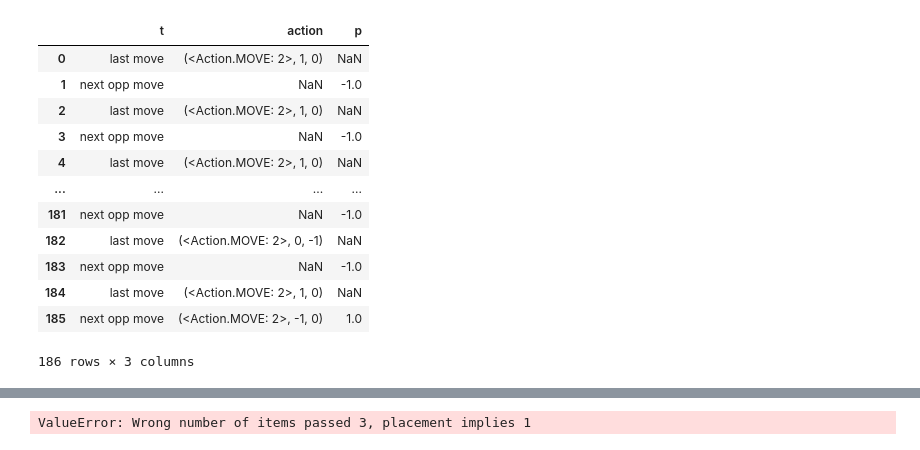
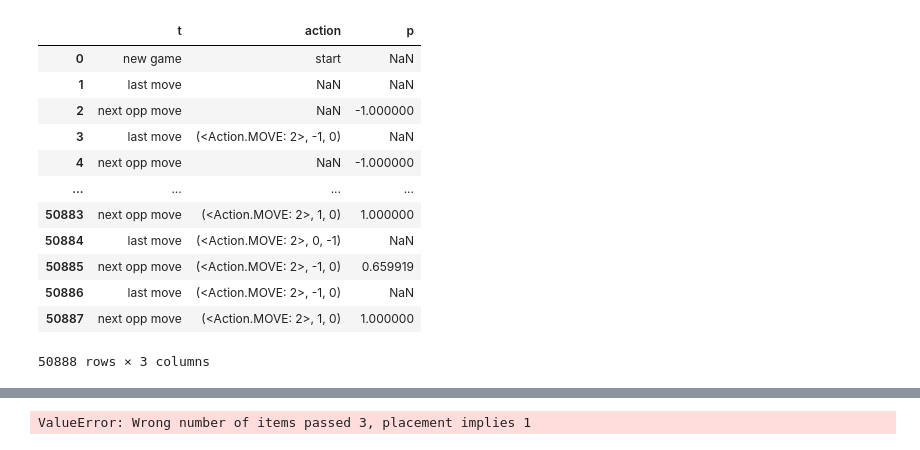
Before and after one commit to mikayla-anne/Honours-Research, a Jupyter notebook: Untitled2.ipynb, the cells around one changed output, grey strips where cells are left out. Drawn from its saved outputs; the diff is of its cells as text; code cells hidden in the pictures.

```diff
--- a/Untitled2.ipynb
+++ b/Untitled2.ipynb
@@ -62,25 +62,25 @@ Text(0.5, 0, 'step over 100 games')
 # %%
-df3 = pd.read_csv('om1.csv', names = ['t','action','p'])
+df3 = pd.read_csv('om2.csv', names = ['t','action','p'])
 # df3.loc[df3['t'] == 'next opp move   '].shape
 # df3.loc[df3['action'] == 'Action.KICK']
 # df.loc[df['t'] == 'new game']
 # df3 = df3.drop('t', axis = 1)
 # df3 = df3.fillna(0)
 df3
 # %% [output]
 |  | t | action | p |
-| 0 | last move | (<Action.MOVE: 2>, 1, 0) | NaN |
-| 1 | next opp move | NaN | -1.0 |
-| 2 | last move | (<Action.MOVE: 2>, 1, 0) | NaN |
-| 3 | next opp move | NaN | -1.0 |
-| 4 | last move | (<Action.MOVE: 2>, 1, 0) | NaN |
+| 0 | new game | start | NaN |
+| 1 | last move | NaN | NaN |
+| 2 | next opp move | NaN | -1.000000 |
+| 3 | last move | (<Action.MOVE: 2>, -1, 0) | NaN |
+| 4 | next opp move | NaN | -1.000000 |
 | ... | ... | ... | ... |
-| 181 | next opp move | NaN | -1.0 |
-| 182 | last move | (<Action.MOVE: 2>, 0, -1) | NaN |
-| 183 | next opp move | NaN | -1.0 |
-| 184 | last move | (<Action.MOVE: 2>, 1, 0) | NaN |
-| 185 | next opp move | (<Action.MOVE: 2>, -1, 0) | 1.0 |
+| 50883 | next opp move | (<Action.MOVE: 2>, 1, 0) | 1.000000 |
+| 50884 | last move | (<Action.MOVE: 2>, 0, -1) | NaN |
+| 50885 | next opp move | (<Action.MOVE: 2>, -1, 0) | 0.659919 |
+| 50886 | last move | (<Action.MOVE: 2>, -1, 0) | NaN |
+| 50887 | next opp move | (<Action.MOVE: 2>, 1, 0) | 1.000000 |
-186 rows × 3 columns
+50888 rows × 3 columns
 # %%
 df2['action'].isin(df3['action']).value_counts()
 # %% [output]
```
Also changed, not shown: parts of 5 cells of this notebook, 9 other files.
